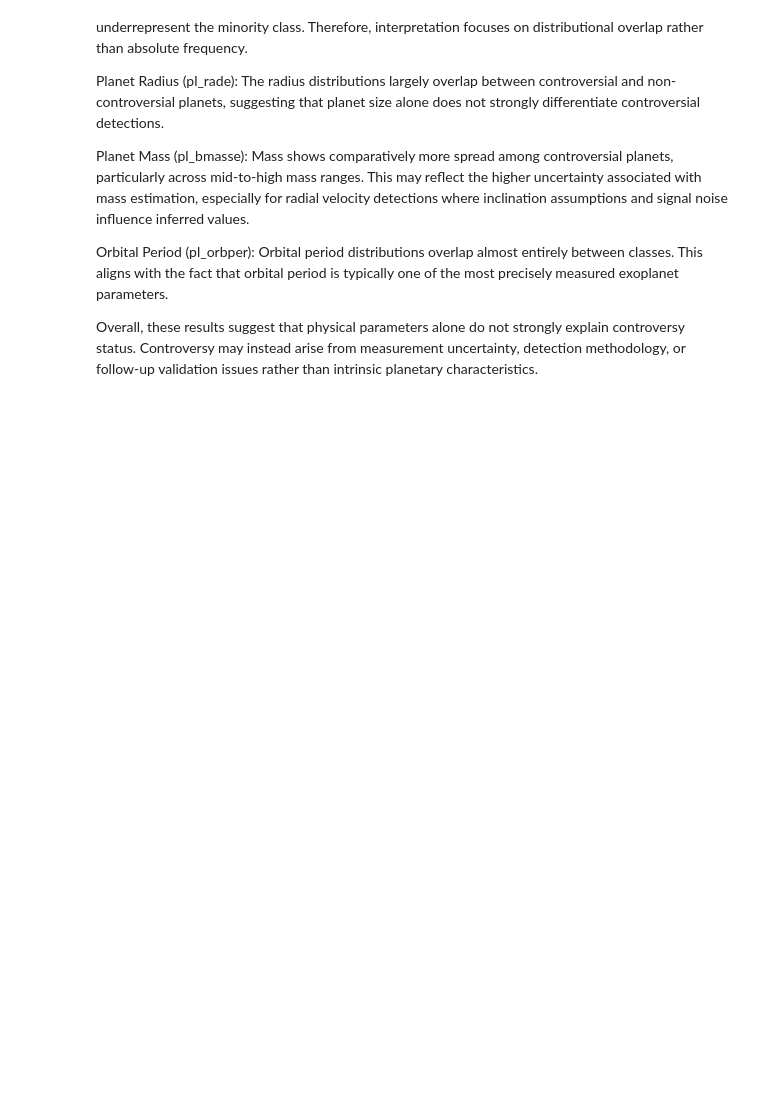
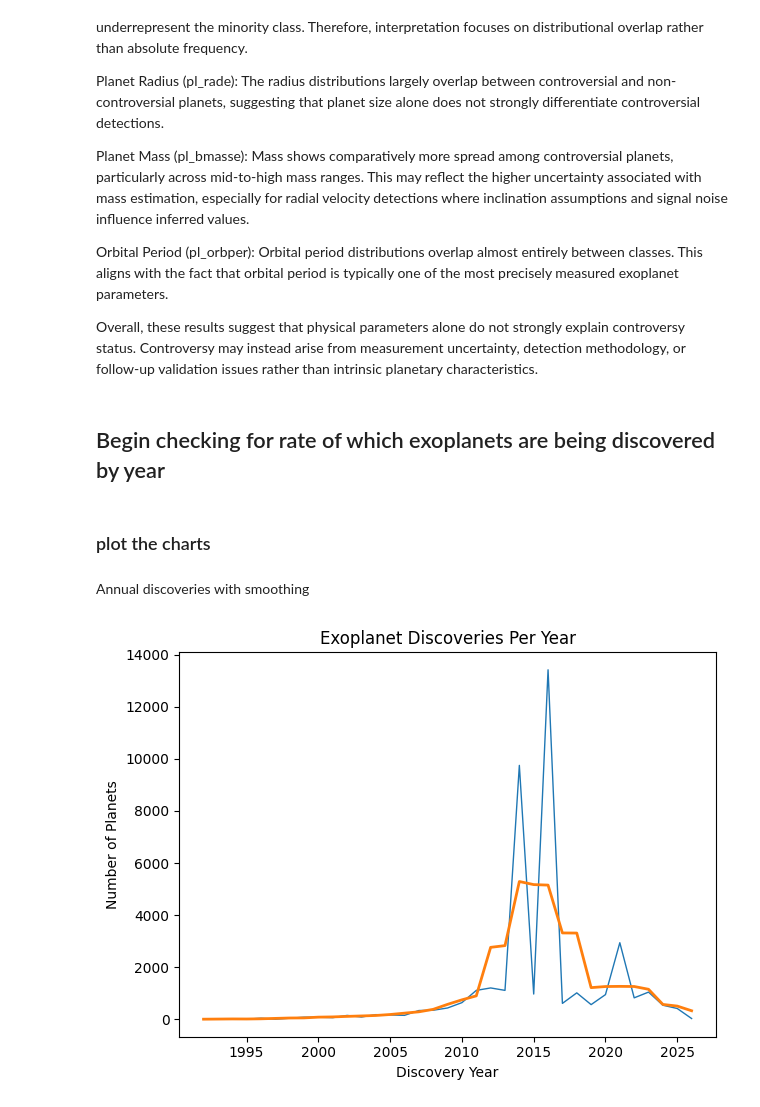
Before and after one commit to danielbnhz/exoplanet-statistical-study, a Jupyter notebook: notebooks/exoplanet-analysis.ipynb, the cells around one changed output. Drawn from its saved outputs; the diff is of its cells as text; code cells hidden in the pictures; blank space fills up the shorter version.

Commit message:
create first visualizations regarding year and rates of planet discovery. Midway through coding markdown comments

```diff
--- a/notebooks/exoplanet-analysis.ipynb
+++ b/notebooks/exoplanet-analysis.ipynb
@@ -557,3 +557,33 @@ Orbital Period (pl_orbper):
 Orbital period distributions overlap almost entirely between classes. This aligns with the fact that orbital period is typically one of the most precisely measured exoplanet parameters.
 
 Overall, these results suggest that physical parameters alone do not strongly explain controversy status. Controversy may instead arise from measurement uncertainty, detection methodology, or follow-up validation issues rather than intrinsic planetary characteristics.
+# %% [markdown]
+## Begin checking for rate of which exoplanets are being discovered by year
+# %%
+year_counts = (
+    df["disc_year"]
+    .dropna()
+    .astype(int)
+    .value_counts()
+    .sort_index()
+)
+
+# Convert to DataFrame if needed
+year_counts = year_counts.rename("n").to_frame()
+year_counts["cumulative"] = year_counts["n"].cumsum()
+year_counts["rolling_5yr"] = year_counts["n"].rolling(5, center=True, min_periods=1).mean()
+# %% [markdown]
+### plot the charts
+# %% [markdown]
+Annual discoveries with smoothing
+# %%
+plt.figure()
+plt.plot(year_counts.index, year_counts["n"], linewidth=1)
+plt.plot(year_counts.index, year_counts["rolling_5yr"], linewidth=2)
+plt.title("Exoplanet Discoveries Per Year")
+plt.xlabel("Discovery Year")
+plt.ylabel("Number of Planets")
+plt.tight_layout()
+plt.show()
+# %% [output]
+[figure, added]
```
Also changed, not shown: parts of 4 cells of this notebook.
